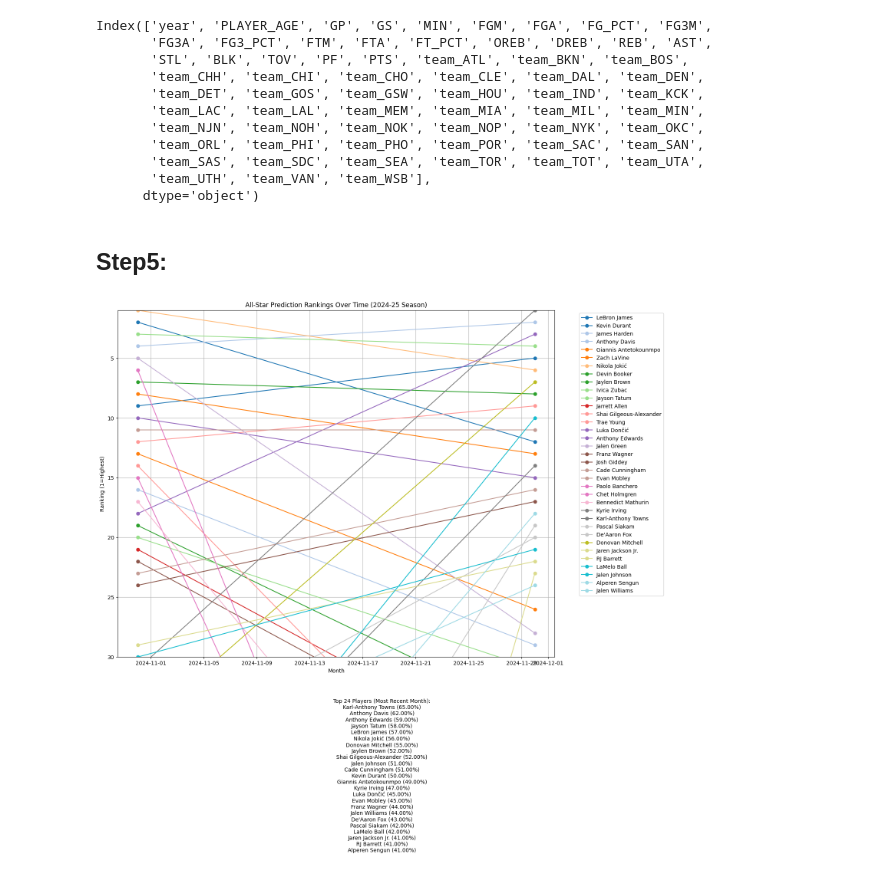
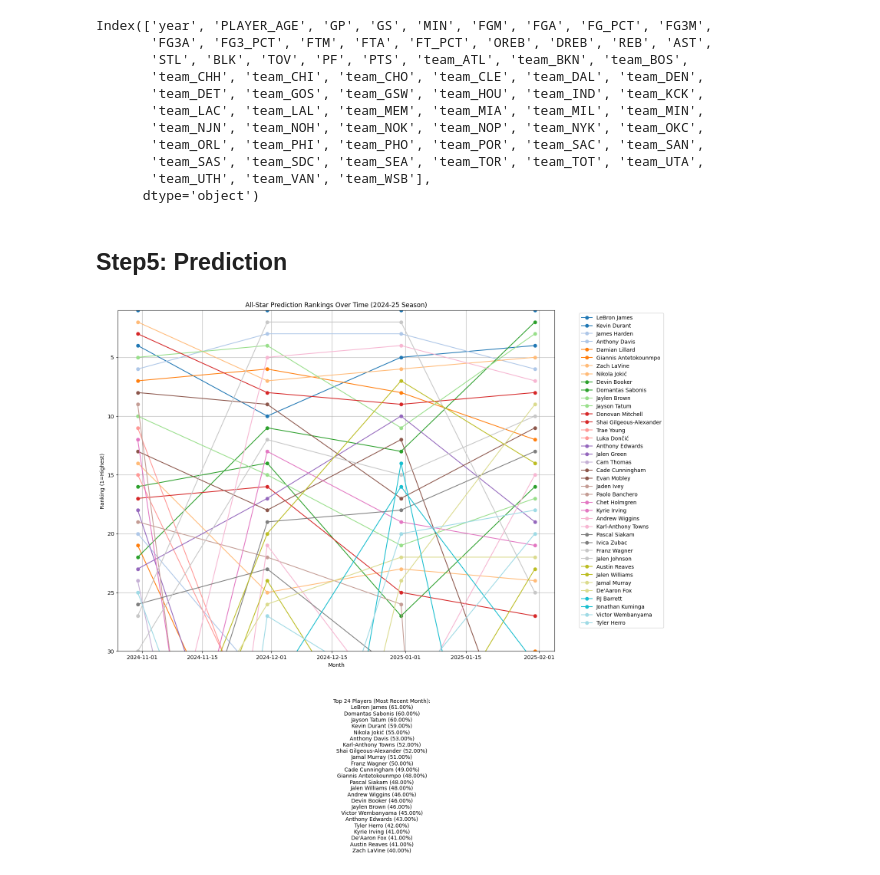
Before and after one commit to nyan0505/NBA_ALLSTAR_PREDICTION, a Jupyter notebook: nba.ipynb, the cells around one changed output. Drawn from its saved outputs; the diff is of its cells as text; code cells hidden in the pictures.

```diff
--- a/nba.ipynb
+++ b/nba.ipynb
@@ -48,8 +40,7 @@ import time
 from nba_api.stats.static import players
 from nba_api.stats.endpoints import playercareerstats
 import warnings
-import requests
-
+from tqdm import tqdm
 
 warnings.filterwarnings('ignore', category=FutureWarning)
 
@@ -76,12 +67,9 @@ def fetch_player_data(player_id, retries=5, initial_sleep_time=1):
             return career_df
 
         except Exception as e:
-            print(f"Error fetching data for player_id {player_id}: {e}")
             if attempt < retries - 1:
                 time.sleep(sleep_time)
                 sleep_time += 1
-            else:
-                print(f"Failed to fetch data for player_id {player_id} after {retries} attempts.")
 
     return None
 
@@ -89,9 +77,7 @@ def fetch_player_data(player_id, retries=5, initial_sleep_time=1):
 players = players.get_players()
 
 # get id of all players(5034 players)
-ids = []
-for player in players:
-    ids.append(player["id"])
+ids = [player["id"] for player in players]
 
 #create empty dataframe
 columns = ["PLAYER_ID", "SEASON_ID", "LEAGUE_ID", "TEAM_ID", "TEAM_ABBREVIATION", "PLAYER_AGE",
@@ -99,8 +85,10 @@ columns = ["PLAYER_ID", "SEASON_ID", "LEAGUE_ID", "TEAM_ID", "TEAM_ABBREVIATION"
            "OREB", "DREB", "REB", "AST", "STL", "BLK", "TOV", "PF", "PTS"]
 all_career = pd.DataFrame(columns=columns)
 
-# get career of all players
-for player_id in ids:
+print("start fetching players...")
+
+# tqdm을 사용하여 진행 상황 표시
+for player_id in tqdm(ids, desc="Fetching Players", unit="player"):
     data = fetch_player_data(player_id)
     if data is not None:
         all_career = pd.concat([all_career, data], ignore_index=True)
@@ -500,7 +478,7 @@ Index(['year', 'PLAYER_AGE', 'GP', 'GS', 'MIN', 'FGM', 'FGA', 'FG_PCT', 'FG3M',
        'team_UTH', 'team_VAN', 'team_WSB'],
       dtype='object')
 # %% [markdown]
-<h2>Step5:</h2>
+<h2>Step5: Prediction</h2>
 # %%
 import pandas as pd
 import numpy as np
@@ -521,9 +499,10 @@ gamelog_df = gamelog.get_data_frames()[0]
 # Convert game dates to datetime format
 gamelog_df['GAME_DATE'] = pd.to_datetime(gamelog_df['GAME_DATE'])
 
-# Set start date and today's date
+# Set start date and end date
 start_date = datetime(2024, 10, 1)
-today = datetime.now()
+end_date = datetime(2025, 2, 1)
+
 
 # Aggregate and preprocess player stats
 def preprocess_monthly_data(df, end_date):
@@ -590,7 +569,7 @@ def preprocess_monthly_data(df, end_date):
 rf_model = joblib.load('random_forest_model.pkl')
 
 # 3. Calculate monthly stats and probabilities
-dates = pd.date_range(start=start_date, end=today, freq='M')
+dates = pd.date_range(start=start_date, end=end_date, freq='M')
 all_results = []
 
 for date in dates:
@@ -632,31 +611,31 @@ colors = plt.cm.tab20(np.linspace(0, 1, len(tracked_players)))
 
 for i, player in enumerate(tracked_players):
     player_data = tracked_data[tracked_data['PLAYER_NAME'] == player]
     # Plot points for all dates
     plt.plot(player_data['DATE'], player_data['RANK'], marker='o', linestyle='-', label=player, color=colors[i])
 
 plt.gca().invert_yaxis()  # Lower rank is higher value
 plt.ylim(30, 1)  # Limit y-axis to top 30
 plt.title('All-Star Prediction Rankings Over Time (2024-25 Season)')
 plt.xlabel('Month')
 plt.ylabel('Ranking (1=Highest)')
 plt.legend(bbox_to_anchor=(1.05, 1), loc='upper left')
 plt.grid(True)
 plt.tight_layout()
 
 # 5. Display top 24 players for the most recent month
 recent_month = tracked_data['DATE'].max()  # Most recent month
 recent_month_data = tracked_data[tracked_data['DATE'] == recent_month]  # Data for that date
 top_24_players = recent_month_data.nlargest(24, 'ALLSTAR_PROB')[['PLAYER_NAME', 'ALLSTAR_PROB']]  # Top 24 by probability
 
 # Display top 24 players below the graph
 plt.figtext(
     0.5, -0.05,  # Position below the graph
     "Top 24 Players (Most Recent Month):\n" +
     "\n".join(f"{row['PLAYER_NAME']} ({row['ALLSTAR_PROB']:.2%})" for _, row in top_24_players.iterrows()),
     wrap=True, fontsize=10, ha='center', va='top'
 )
 
 plt.show()
 # %% [output]
-[figure, old version]
+[figure, new version]
```
Also changed, not shown: parts of 6 cells of this notebook.
